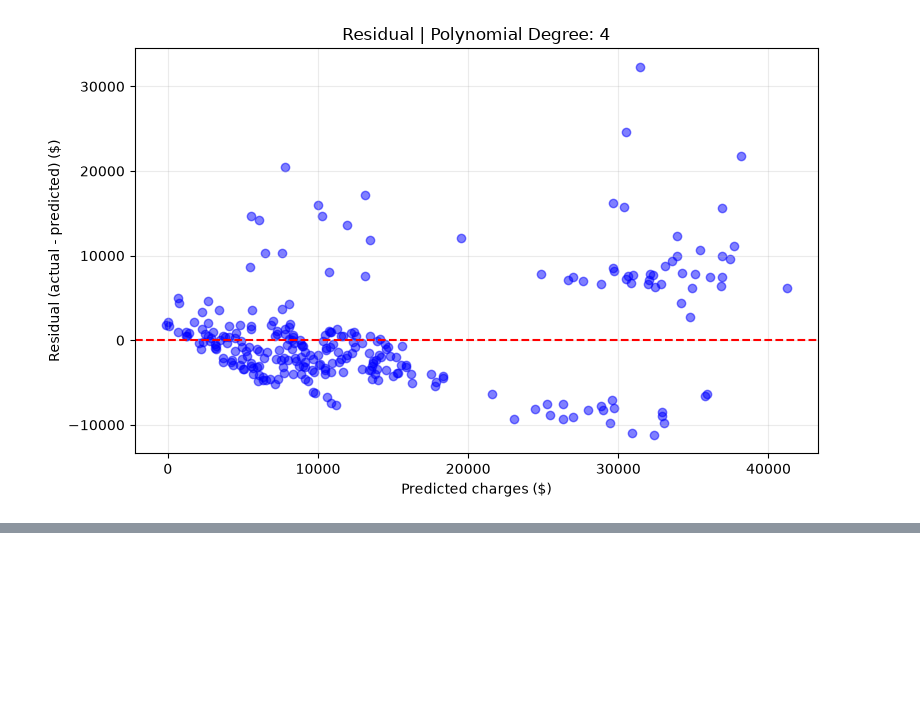
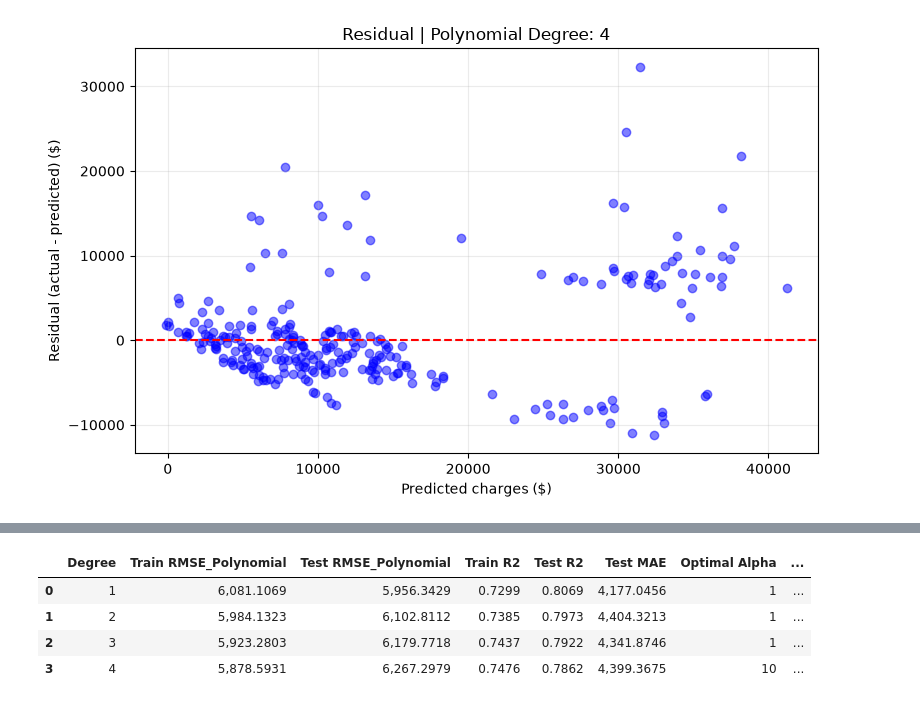
Before and after one commit to FMarkett11/CS412_Medical_Insurance_Predictor_Comparison, a Jupyter notebook: MedInsurance.ipynb, the cells around one changed output, grey strips where cells are left out. Saved outputs shown, nothing was run; the diff lists cells and outputs as text; code cells hidden in the pictures; blank space fills up the shorter version.

```diff
--- a/MedInsurance.ipynb
+++ b/MedInsurance.ipynb
@@ -514,0 +574,15 @@ for degree in degrees:
+# %%
+#Compare the polynomial regression to it with or without the ridge regression
+#ref: https://pandas.pydata.org/docs/reference/api/pandas.DataFrame.merge.html
+polynomialComparison = polynomialResults_df.merge(
+    ridgePolyResults_df[["Degree", "Optimal Alpha", "Train RMSE", "Test RMSE"]],
+    on="Degree",
+    suffixes=("_Polynomial", "_RidgePolynomial")
+)
+display(polynomialComparison)
+# %% [output]
+|  | Degree | Train RMSE_Polynomial | Test RMSE_Polynomial | Train R2 | Test R2 | Test MAE | Optimal Alpha | ... |
+| 0 | 1 | 6,081.1069 | 5,956.3429 | 0.7299 | 0.8069 | 4,177.0456 | 1 | ... |
+| 1 | 2 | 5,984.1323 | 6,102.8112 | 0.7385 | 0.7973 | 4,404.3213 | 1 | ... |
+| 2 | 3 | 5,923.2803 | 6,179.7718 | 0.7437 | 0.7922 | 4,341.8746 | 1 | ... |
+| 3 | 4 | 5,878.5931 | 6,267.2979 | 0.7476 | 0.7862 | 4,399.3675 | 10 | ... |
```
Also changed, not shown: parts of 1 cell of this notebook.
